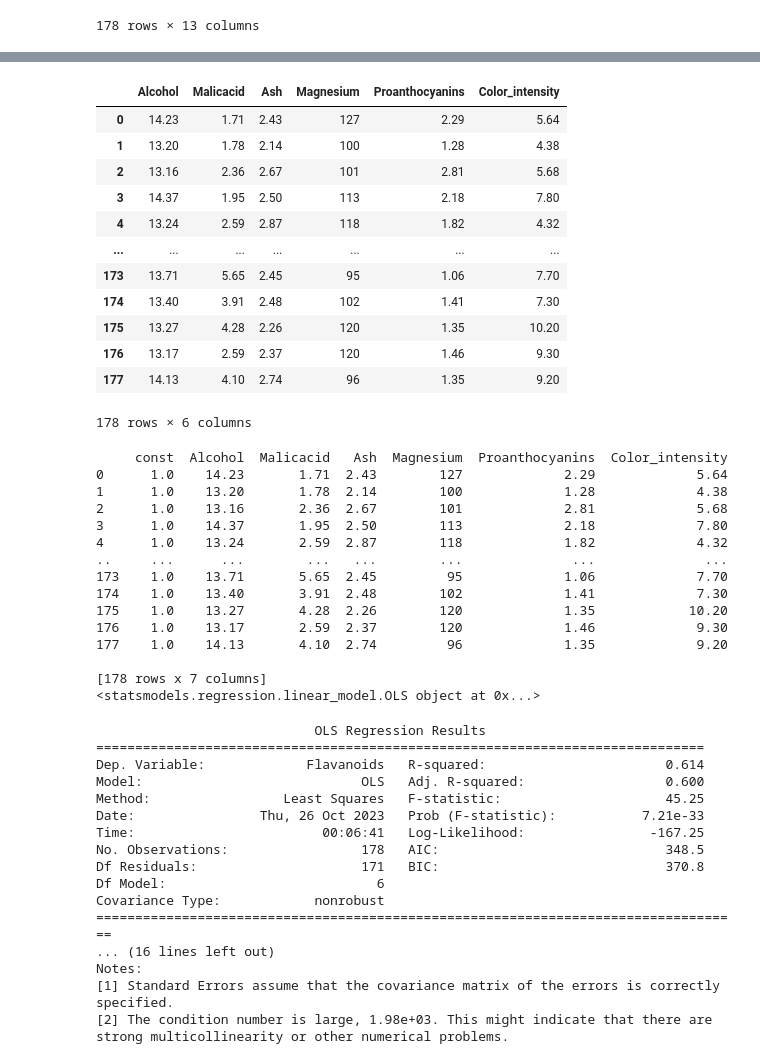
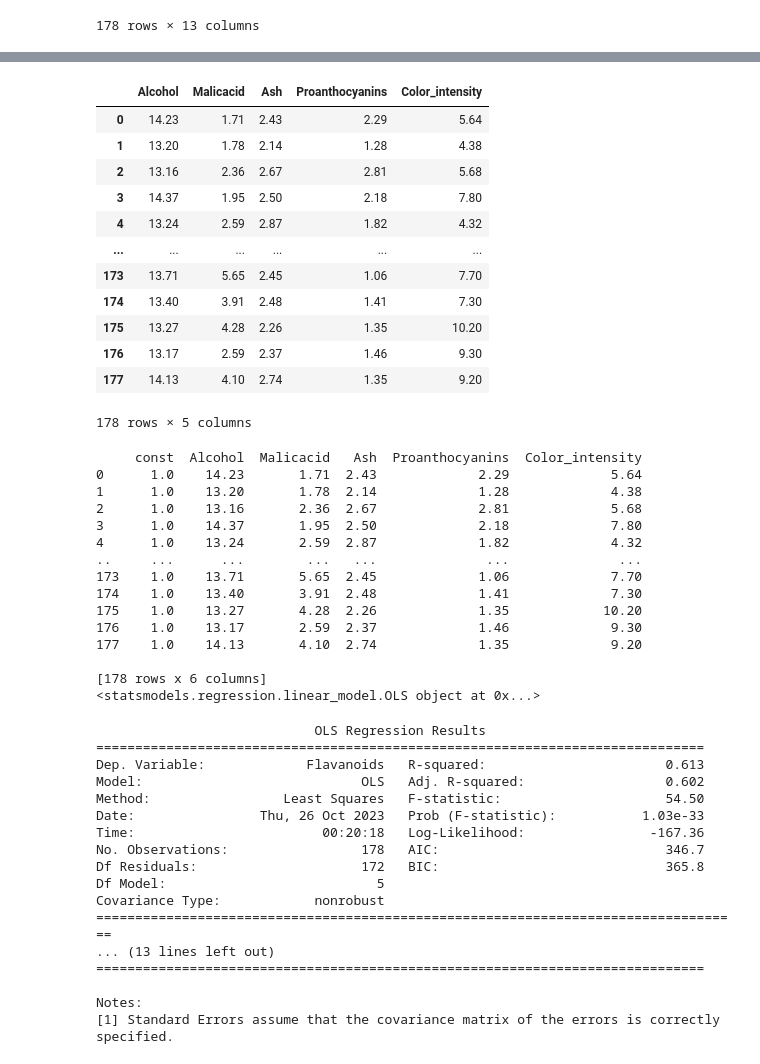
Before and after one commit to amnasyed1/507_regression, a Jupyter notebook: wine_analysis.ipynb, the cells around one changed output, grey strips where cells are left out. Drawn from its saved outputs; the diff is of its cells as text; code cells hidden in the pictures.

```diff
--- a/wine_analysis.ipynb
+++ b/wine_analysis.ipynb
@@ -51,22 +53,22 @@ df.describe()
 | 75% | 13.677500 | 3.082500 | 2.557500 | 21.500000 | 107.000000 | 2.800000 | 2.875000 | ... |
 | max | 14.830000 | 5.800000 | 3.230000 | 30.000000 | 162.000000 | 3.880000 | 5.080000 | ... |
 # %%
-listofpredictors = df[['Alcohol', 'Malicacid', 'Ash', 'Magnesium', 'Proanthocyanins', 'Color_intensity']]
+listofpredictors = df[['Alcohol', 'Malicacid', 'Ash', 'Proanthocyanins', 'Color_intensity']]
 listofpredictors
 # %% [output]
-|  | Alcohol | Malicacid | Ash | Magnesium | Proanthocyanins | Color_intensity |
-| 0 | 14.23 | 1.71 | 2.43 | 127 | 2.29 | 5.64 |
-| 1 | 13.20 | 1.78 | 2.14 | 100 | 1.28 | 4.38 |
-| 2 | 13.16 | 2.36 | 2.67 | 101 | 2.81 | 5.68 |
-| 3 | 14.37 | 1.95 | 2.50 | 113 | 2.18 | 7.80 |
-| 4 | 13.24 | 2.59 | 2.87 | 118 | 1.82 | 4.32 |
-| ... | ... | ... | ... | ... | ... | ... |
-| 173 | 13.71 | 5.65 | 2.45 | 95 | 1.06 | 7.70 |
-| 174 | 13.40 | 3.91 | 2.48 | 102 | 1.41 | 7.30 |
-| 175 | 13.27 | 4.28 | 2.26 | 120 | 1.35 | 10.20 |
-| 176 | 13.17 | 2.59 | 2.37 | 120 | 1.46 | 9.30 |
-| 177 | 14.13 | 4.10 | 2.74 | 96 | 1.35 | 9.20 |
+|  | Alcohol | Malicacid | Ash | Proanthocyanins | Color_intensity |
+| 0 | 14.23 | 1.71 | 2.43 | 2.29 | 5.64 |
+| 1 | 13.20 | 1.78 | 2.14 | 1.28 | 4.38 |
+| 2 | 13.16 | 2.36 | 2.67 | 2.81 | 5.68 |
+| 3 | 14.37 | 1.95 | 2.50 | 2.18 | 7.80 |
+| 4 | 13.24 | 2.59 | 2.87 | 1.82 | 4.32 |
+| ... | ... | ... | ... | ... | ... |
+| 173 | 13.71 | 5.65 | 2.45 | 1.06 | 7.70 |
+| 174 | 13.40 | 3.91 | 2.48 | 1.41 | 7.30 |
+| 175 | 13.27 | 4.28 | 2.26 | 1.35 | 10.20 |
+| 176 | 13.17 | 2.59 | 2.37 | 1.46 | 9.30 |
+| 177 | 14.13 | 4.10 | 2.74 | 1.35 | 9.20 |
-178 rows × 6 columns
+178 rows × 5 columns
 # %%
 # Fit the regression model
 X = sm.add_constant(listofpredictors)  # Adds a constant term to the predictor
@@ -75,20 +77,20 @@ model = sm.OLS(df['Flavanoids'], X)
 print (model)
 ## X = independent varibale, dependent varibale is Flavanoids
 # %% [output]
-     const  Alcohol  Malicacid   Ash  Magnesium  Proanthocyanins  Color_intensity
-0      1.0    14.23       1.71  2.43        127             2.29             5.64
-1      1.0    13.20       1.78  2.14        100             1.28             4.38
-2      1.0    13.16       2.36  2.67        101             2.81             5.68
-3      1.0    14.37       1.95  2.50        113             2.18             7.80
-4      1.0    13.24       2.59  2.87        118             1.82             4.32
-..     ...      ...        ...   ...        ...              ...              ...
-173    1.0    13.71       5.65  2.45         95             1.06             7.70
-174    1.0    13.40       3.91  2.48        102             1.41             7.30
-175    1.0    13.27       4.28  2.26        120             1.35            10.20
-176    1.0    13.17       2.59  2.37        120             1.46             9.30
-177    1.0    14.13       4.10  2.74         96             1.35             9.20
+     const  Alcohol  Malicacid   Ash  Proanthocyanins  Color_intensity
+0      1.0    14.23       1.71  2.43             2.29             5.64
+1      1.0    13.20       1.78  2.14             1.28             4.38
+2      1.0    13.16       2.36  2.67             2.81             5.68
+3      1.0    14.37       1.95  2.50             2.18             7.80
+4      1.0    13.24       2.59  2.87             1.82             4.32
+..     ...      ...        ...   ...              ...              ...
+173    1.0    13.71       5.65  2.45             1.06             7.70
+174    1.0    13.40       3.91  2.48             1.41             7.30
+175    1.0    13.27       4.28  2.26             1.35            10.20
+176    1.0    13.17       2.59  2.37             1.46             9.30
+177    1.0    14.13       4.10  2.74             1.35             9.20
 
-[178 rows x 7 columns]
+[178 rows x 6 columns]
 <statsmodels.regression.linear_model.OLS object at 0x...>
 # %%
 results = model.fit()
@@ -97,21 +99,21 @@ print(results.summary())
 # %% [output]
                             OLS Regression Results
 ==============================================================================
-Dep. Variable:             Flavanoids   R-squared:                       0.614
-Model:                            OLS   Adj. R-squared:                  0.600
-Method:                 Least Squares   F-statistic:                     45.25
-Date:                Thu, 26 Oct 2023   Prob (F-statistic):           7.21e-33
-Time:                        00:06:41   Log-Likelihood:                -167.25
-No. Observations:                 178   AIC:                             348.5
-Df Residuals:                     171   BIC:                             370.8
-Df Model:                           6
+Dep. Variable:             Flavanoids   R-squared:                       0.613
+Model:                            OLS   Adj. R-squared:                  0.602
+Method:                 Least Squares   F-statistic:                     54.50
+Date:                Thu, 26 Oct 2023   Prob (F-statistic):           1.03e-33
+Time:                        00:20:18   Log-Likelihood:                -167.36
+No. Observations:                 178   AIC:                             346.7
+Df Residuals:                     172   BIC:                             365.8
+Df Model:                           5
 Covariance Type:            nonrobust
 ===================================================================================
-... (16 lines left out)
+... (13 lines left out)
+==============================================================================
+
 Notes:
 [1] Standard Errors assume that the covariance matrix of the errors is correctly specified.
-[2] The condition number is large, 1.98e+03. This might indicate that there are
-strong multicollinearity or other numerical problems.
 # %% [markdown]
 - dependent varibale: flavanoids
 - model type: ols
```
Also changed, not shown: parts of 8 cells of this notebook.
